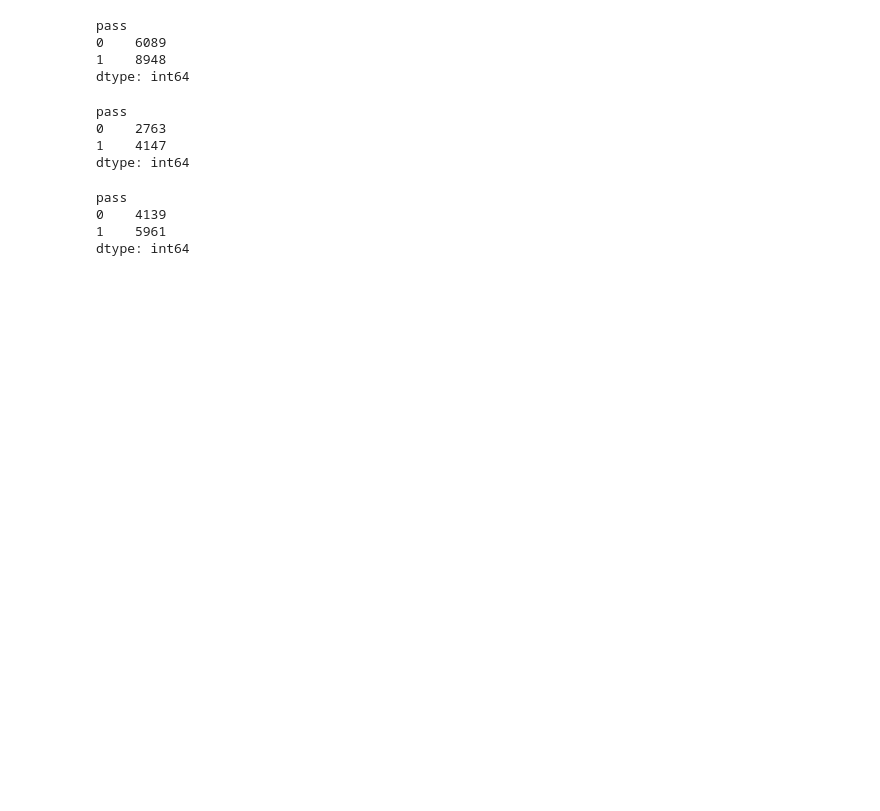
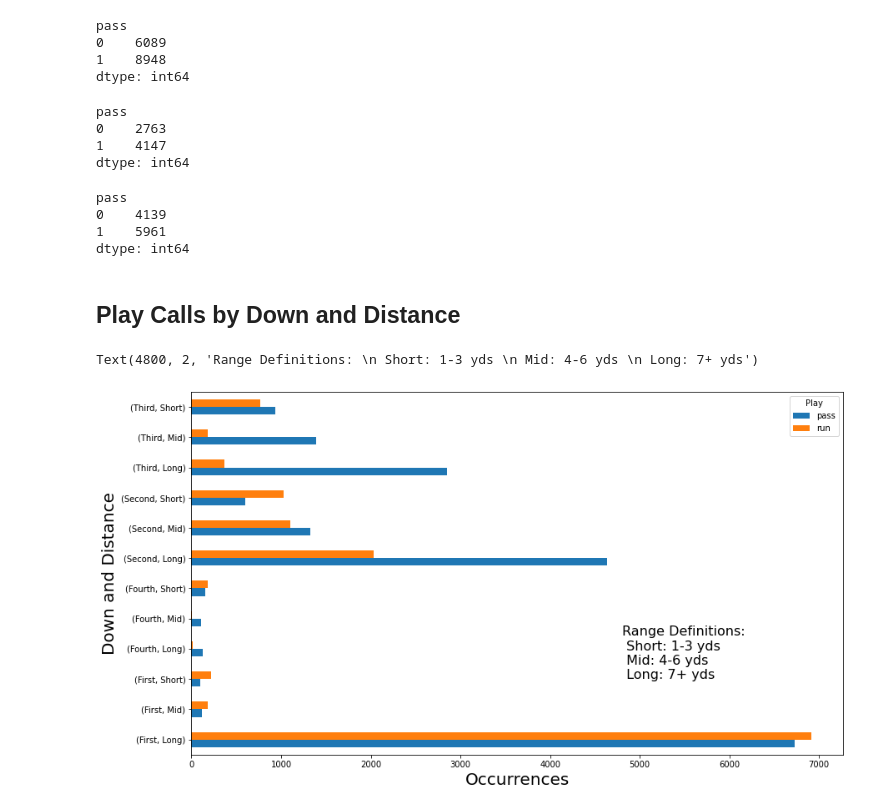
Before and after one commit to joeDirector/NFL-Play-Call-Prediction-with-LSTM-Neural-Netowrks, a Jupyter notebook: src/visualizations.ipynb, the cells around one changed output. Drawn from its saved outputs; the diff is of its cells as text; code cells hidden in the pictures; blank space fills up the shorter version.

```diff
--- a/src/visualizations.ipynb
+++ b/src/visualizations.ipynb
@@ -41,3 +43,5 @@ pass
 0    4139
 1    5961
 dtype: int64
+# %% [markdown]
+## Play Calls by Down and Distance
@@ -43,0 +81,19 @@ dtype: int64
+# %%
+# add yds to go group to pbp
+pbp['Range'] = pbp.apply(yds2go_groups, axis = 1)
+
+# add pretty label play type
+pbp['Play'] = pbp.apply(add_play_type, axis = 1)
+
+# add down group
+pbp['Down'] = pbp.apply(add_down_group, axis = 1)
+# %%
+# plot play type grouped by down and distance range
+ax = pbp.groupby(['Down', 'Range'])['Play'].value_counts().unstack().plot.barh(figsize = (14,8))
+plt.xlabel('Occurrences', fontsize = 20)
+plt.ylabel('Down and Distance', fontsize = 20)
+#plt.title('Play Calls by Down and Distance', fontsize = 22)
+plt.text(4800,2, 'Range Definitions: \n Short: 1-3 yds \n Mid: 4-6 yds \n Long: 7+ yds', size = 16)
+# %% [output]
+Text(4800, 2, 'Range Definitions: \n Short: 1-3 yds \n Mid: 4-6 yds \n Long: 7+ yds')
+[figure, added]
```
Also changed, not shown: parts of 15 cells of this notebook, 12 other files.
